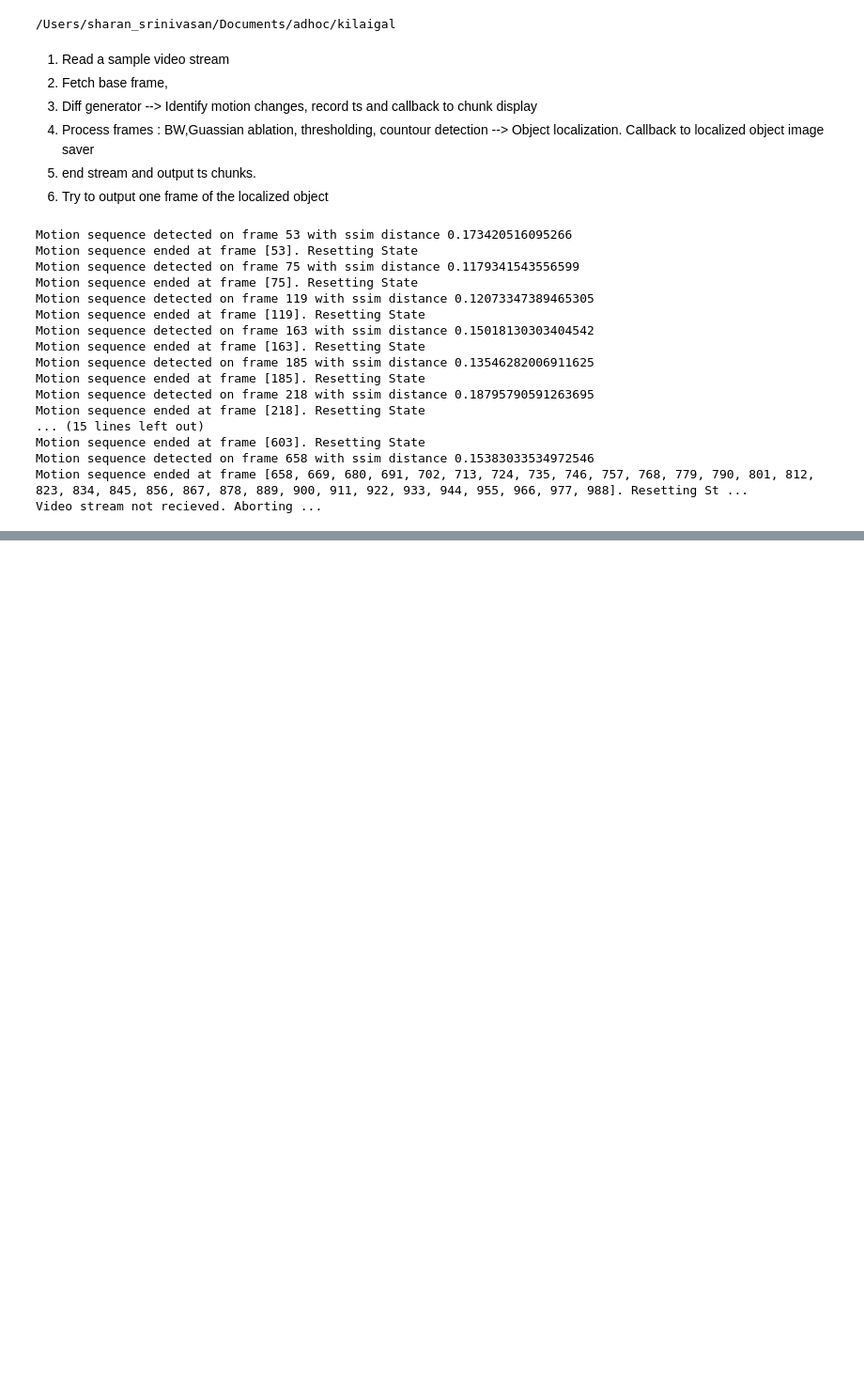
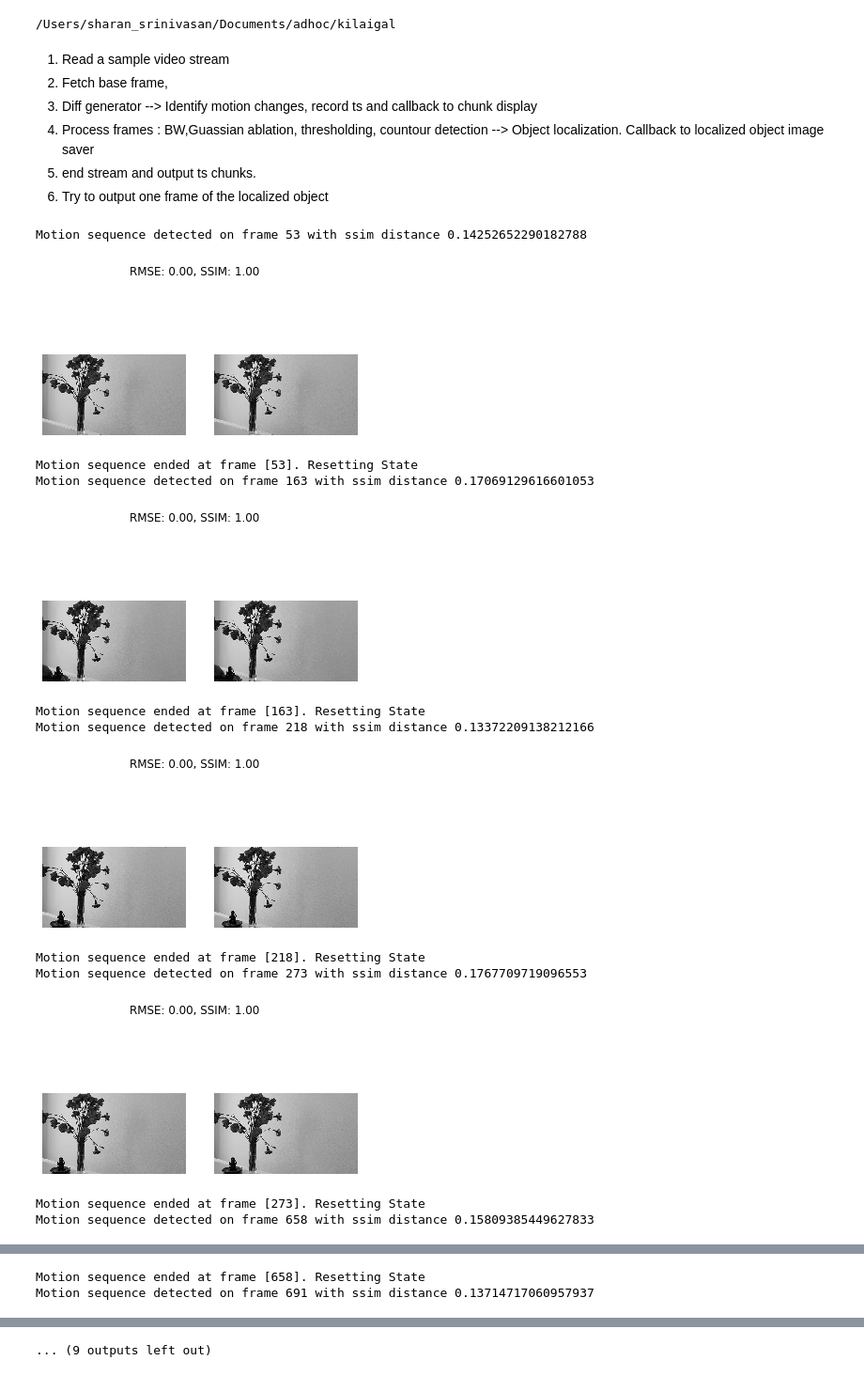
Before and after one commit to kilaigal/jam, a Jupyter notebook: hummer/scripts/drop_process.ipynb, the cells around one changed output, grey strips where cells are left out. Shown at 94% size. Cells and saved outputs as stored; diff of their text form; code cells hidden in the pictures; blank space fills up the shorter version.

```diff
--- a/hummer/scripts/drop_process.ipynb
+++ b/hummer/scripts/drop_process.ipynb
@@ -17,6 +17,10 @@ from matplotlib import pyplot as plt
 5. end stream and output ts chunks.
 6. Try to output one frame of the localized object
 # %%
+def rmse(imageA, imageB):
+    err = np.sum((imageA.astype("float") - imageB.astype("float")) ** 2)
+    err /= float(imageA.shape[0] * imageA.shape[1])
+    return np.sqrt(err)
 
 # check the framedelta's rmse
 def compute_rmse_from_image_diff(imageDiff):
@@ -59,12 +63,35 @@ def preProcessImageFrame(frame):
     # Add some blur to smooth and get rid of noise
     frame = cv2.blur(frame, (1, 1), 0)
     return frame
+# %%
+def compare_images(imageA, imageB, title="simple"):
+    # compute the mean squared error and structural similarity
+    # index for the images
+    m = rmse(imageA, imageB)
+    s = compute_structural_similarity(imageA, imageB)
+
+    # setup the figure
+    fig = plt.figure(title)
+    plt.suptitle("RMSE: %.2f, SSIM: %.2f" % (m, s))
+
+    # show first image
+    ax = fig.add_subplot(1, 2, 1)
+    plt.imshow(imageA, cmap = plt.cm.gray)
+    plt.axis("off")
+
+    # show the second image
+    ax = fig.add_subplot(1, 2, 2)
+    plt.imshow(imageB, cmap = plt.cm.gray)
+    plt.axis("off")
+
+    # show the images
+    plt.show()
 # %%
 all_motion_sequences = []
 current_motion_seq = []
 cap = cv2.VideoCapture('videos/flower_small.mp4')
 baseFrame = None
-SSIM_DISTANCE_THRESHOLD = 0.1
+SSIM_DISTANCE_THRESHOLD = 0.13
 frame_num = 0 # codex frame index
 motion_state = 0 # Whether the video is in motion
 
@@ -119,8 +146,8 @@ while(cap.isOpened()):
         # update the base frame
         alpha = 1.0
 #         newBaseFrame = np.array(alpha*baseFrame + (1-alpha)*ppFrame).astype(int)
-        newBaseFrame = cv2.addWeighted(baseFrame, 0.9, ppFrame, 0.1, 0, dtype = cv2.CV_32F)
-        # baseFrame = newBaseFrame.copy()
+        newBaseFrame = cv2.addWeighted(baseFrame, 0.9, ppFrame, 0.1, 0, dtype = cv2.CV_8U)
+        baseFrame = newBaseFrame.copy()
 
     # Determine if there is a motion sequence and update state
     ssim = 1 - compute_structural_similarity(baseFrame, ppFrame)
@@ -129,47 +156,45 @@ while(cap.isOpened()):
         if(motion_state == 0):
             print("Motion sequence detected on frame {} with ssim distance {}".format(frame_num, ssim))
             motion_state = 1
             baseFrame = np.copy(ppFrame)
+            compare_images(baseFrame, ppFrame)
+
     else:
         # When there is no motion, reset the state and end the motion seqeuence
         if(motion_state == 1):
             print("Motion sequence ended at frame {}. Resetting State".format(current_motion_seq))
             all_motion_sequences.append(current_motion_seq)
             current_motion_seq = []
             motion_state = 0
 
     frame_num +=1
 
     # To localize the Image
 #     Get a simple diff with the base frame
     frameDelta = cv2.absdiff(baseFrame, ppFrame)
     # threshold the delta
     frameDeltaThresholded = cv2.threshold(frameDelta, 8, 255, cv2.THRESH_BINARY)
 
     # play the image
     cv2.imshow('frame',ppFrame)
     if cv2.waitKey(1) & 0xFF == ord('q'):
         cap.release()
         cv2.destroyAllWindows()
         break
 
 cap.release()
 cv2.destroyAllWindows()
 # %% [output]
-Motion sequence detected on frame 53 with ssim distance 0.173420516095266
-Motion sequence ended at frame [53]. Resetting State
-Motion sequence detected on frame 75 with ssim distance 0.1179341543556599
-Motion sequence ended at frame [75]. Resetting State
-Motion sequence detected on frame 119 with ssim distance 0.12073347389465305
-Motion sequence ended at frame [119]. Resetting State
-Motion sequence detected on frame 163 with ssim distance 0.15018130303404542
-Motion sequence ended at frame [163]. Resetting State
-Motion sequence detected on frame 185 with ssim distance 0.13546282006911625
-Motion sequence ended at frame [185]. Resetting State
-Motion sequence detected on frame 218 with ssim distance 0.18795790591263695
-Motion sequence ended at frame [218]. Resetting State
-... (15 lines left out)
-Motion sequence ended at frame [603]. Resetting State
-Motion sequence detected on frame 658 with ssim distance 0.15383033534972546
-Motion sequence ended at frame [658, 669, 680, 691, 702, 713, 724, 735, 746, 757, 768, 779, 790, 801, 812, 823, 834, 845, 856, 867, 878, 889, 900, 911, 922, 933, 944, 955, 966, 977, 988]. Resetting St ...
-Video stream not recieved. Aborting ...
+Motion sequence detected on frame 53 with ssim distance 0.14252652290182788
+[figure, added]
+Motion sequence ended at frame [53]. Resetting State
+Motion sequence detected on frame 163 with ssim distance 0.17069129616601053
+[figure, added]
+Motion sequence ended at frame [163]. Resetting State
+Motion sequence detected on frame 218 with ssim distance 0.13372209138212166
+[figure, added]
+Motion sequence ended at frame [218]. Resetting State
+Motion sequence detected on frame 273 with ssim distance 0.1767709719096553
+[figure, added]
+Motion sequence ended at frame [273]. Resetting State
+Motion sequence detected on frame 658 with ssim distance 0.15809385449627833
@@ -175,0 +202,2 @@ Video stream not recieved. Aborting ...
+Motion sequence ended at frame [658]. Resetting State
+Motion sequence detected on frame 691 with ssim distance 0.13714717060957937
@@ -176,3 +205,4 @@ Video stream not recieved. Aborting ...
+... (9 outputs left out)
 # %%
 def compress_all_sequences(all_motion_sequences):
     '''
```
Also changed, not shown: parts of 4 cells of this notebook.
